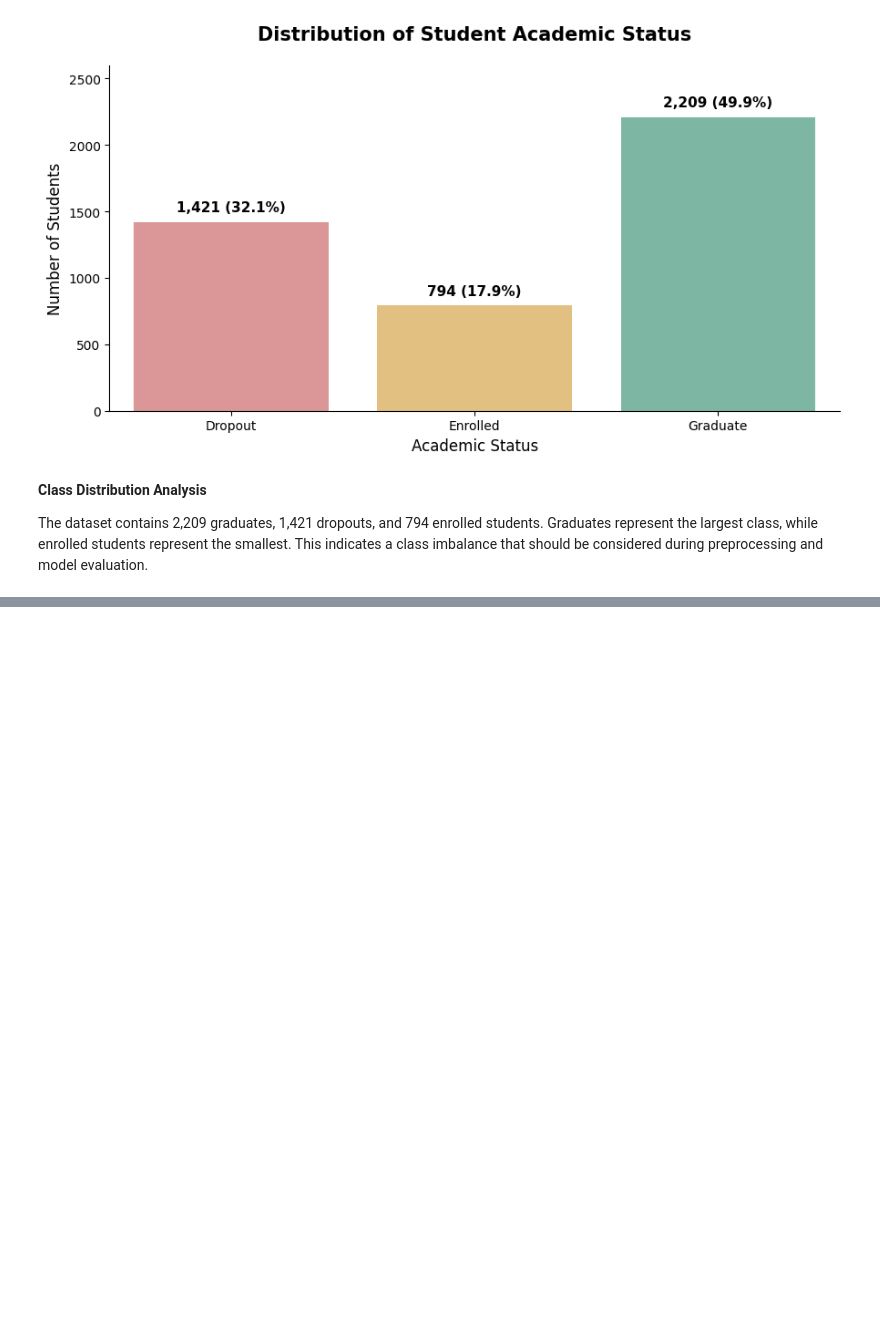
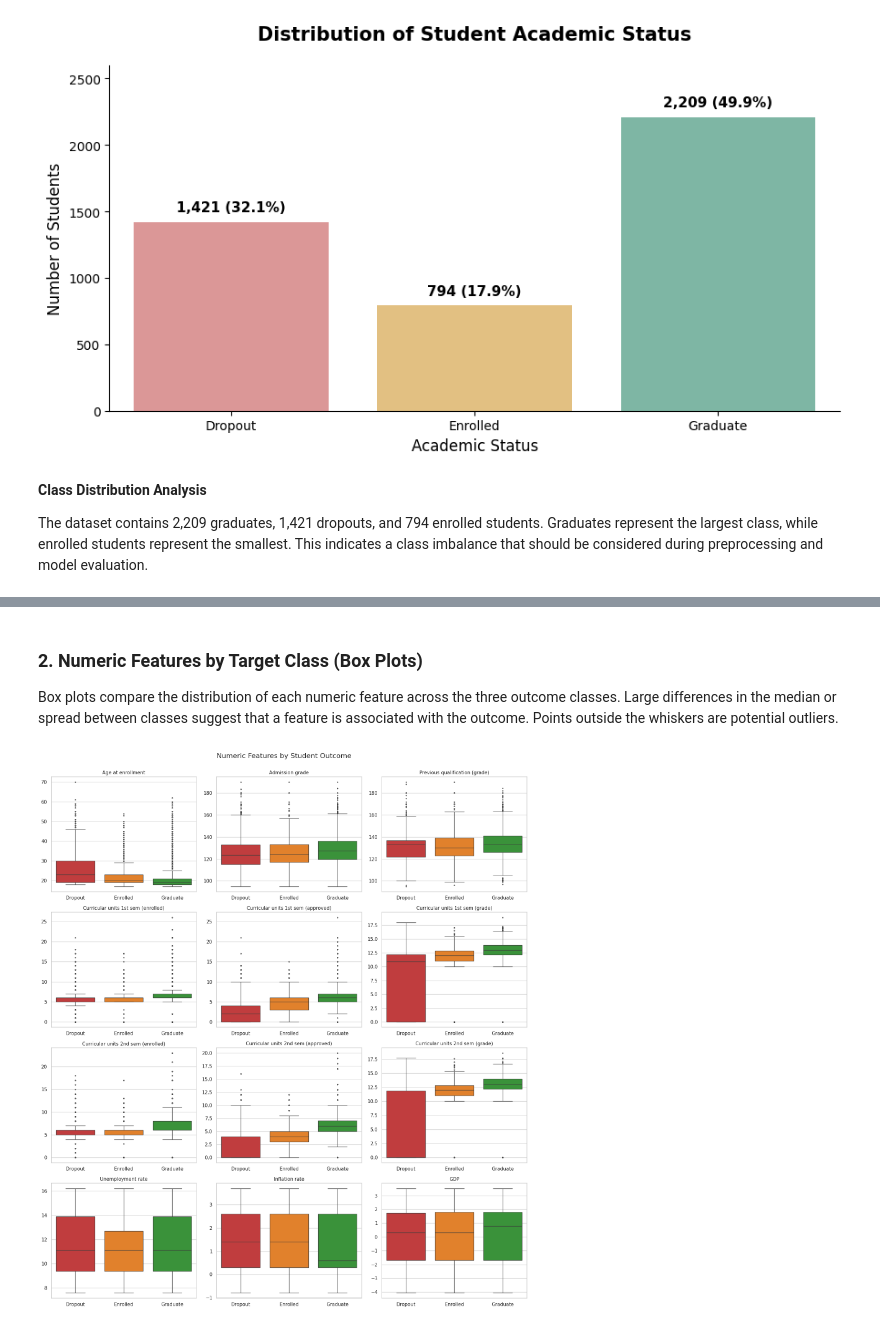
Before and after one commit to Aldanahth/SW485-Project-Group4, a Jupyter notebook: Phase1_Data_Exploration.ipynb, the cells around one changed output, grey strips where cells are left out. Saved outputs shown, nothing was run; the diff lists cells and outputs as text; code cells hidden in the pictures; blank space fills up the shorter version.

```diff
--- a/Phase1_Data_Exploration.ipynb
+++ b/Phase1_Data_Exploration.ipynb
@@ -191,0 +218,23 @@ The dataset contains 2,209 graduates, 1,421 dropouts, and 794 enrolled students.
+# %%
+import warnings
+import numpy as np
+import matplotlib.pyplot as plt
+import seaborn as sns
+
+warnings.filterwarnings("ignore", category=FutureWarning)
+sns.set_theme(style="whitegrid")
+plt.rcParams["figure.dpi"] = 100
+
+# Some original column names contain trailing spaces or tabs, so we clean them.
+df.columns = df.columns.str.strip()
+
+# Readable target label column, used only for plotting.
+# Works whether the target is stored as text or as codes (0, 1, 2).
+target_map = {0: "Dropout", 1: "Enrolled", 2: "Graduate"}
+if pd.api.types.is_numeric_dtype(df["Target"]):
+    df["Target_label"] = df["Target"].map(target_map)
+else:
+    df["Target_label"] = df["Target"].astype(str).str.strip()
+
+class_order = ["Dropout", "Enrolled", "Graduate"]
+palette = {"Dropout": "#d62728", "Enrolled": "#ff7f0e", "Graduate": "#2ca02c"}
@@ -191,0 +298,17 @@ The dataset contains 2,209 graduates, 1,421 dropouts, and 794 enrolled students.
+# %% [markdown]
+### 2. Numeric Features by Target Class (Box Plots)
+
+Box plots compare the distribution of each numeric feature across the three outcome classes. Large differences in the median or spread between classes suggest that a feature is associated with the outcome. Points outside the whiskers are potential outliers.
+# %%
+fig, axes = plt.subplots(4, 3, figsize=(16, 18))
+for ax, col in zip(axes.flat, numeric_features):
+    sns.boxplot(data=df, x="Target_label", y=col, order=class_order,
+                palette=palette, ax=ax, fliersize=2)
+    ax.set_title(col, fontsize=11)
+    ax.set_xlabel("")
+    ax.set_ylabel("")
+fig.suptitle("Numeric Features by Student Outcome", fontsize=16, y=1.0)
+plt.tight_layout()
+plt.show()
+# %% [output]
+[figure, added]
```
Also changed, not shown: parts of 24 cells of this notebook.
